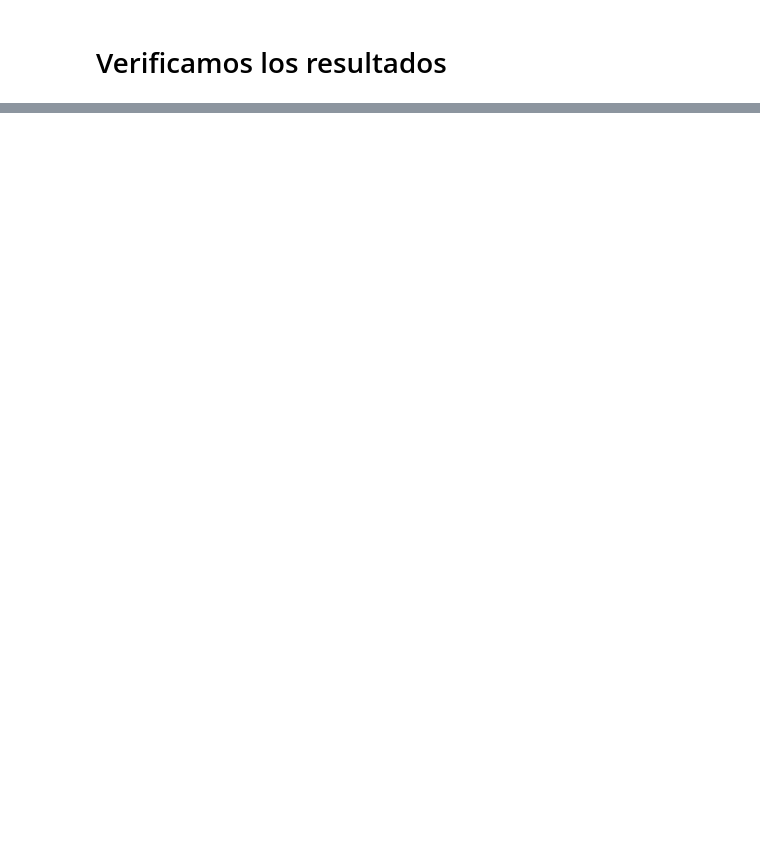
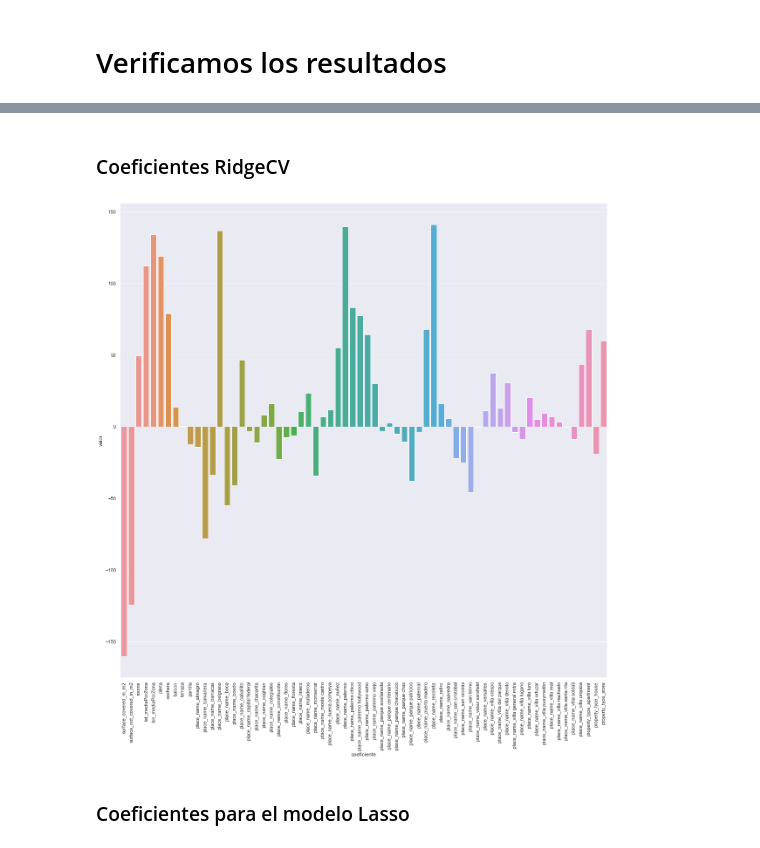
Before and after one commit to rdgagliano/DataScience-Grupo3, a Jupyter notebook: Desafio_2_1.ipynb, the cells around one changed output, grey strips where cells are left out. Saved outputs shown, nothing was run; the diff lists cells and outputs as text; code cells hidden in the pictures; blank space fills up the shorter version.

```diff
--- a/Desafio_2_1.ipynb
+++ b/Desafio_2_1.ipynb
@@ -249,5 +373,5 @@ X_train, X_test, y_train, y_test = train_test_split(X, y, test_size=0.25, random
 # Generamos el modelo para Ridge Cross Validation
 # %%
 #el metodo devuelve el modelo, las predicciones y un data frame para comparar valores reales vs obtenidos
-model_ridge, RidgeCV_predicciones, df_ridge_prediccion_vs_real = \
+model_ridge, RidgeCV_predicciones, df_ridge_prediccion_vs_real, model_ridge_score = \
                 Desafio_2_aux.generateRidgeCV(X_train, X_test, y_train, y_test, np.linspace(4,10,500), cv)
@@ -286,0 +496,12 @@ print(" Train RMSE lineal   : %.2f \n" % rmse(y_train,y_pred_tr_lm),
+# %% [markdown]
+### Coeficientes RidgeCV
+# %%
+df_coeficientes_ridge = Desafio_2_aux.generateDataFrameFromModelCoeficients(model_ridge.coef_, X.columns)
+# %%
+sns.set(rc={'figure.figsize':(20,20)});
+ax = sns.barplot(x="coeficiente", y="valor", data=df_coeficientes_ridge);
+ax.set_xticklabels(ax.get_xticklabels(), rotation=90);
+# %% [output]
+[figure, added]
+# %% [markdown]
+### Coeficientes para el modelo Lasso
```
Also changed, not shown: parts of 34 cells of this notebook, 1 other file.
